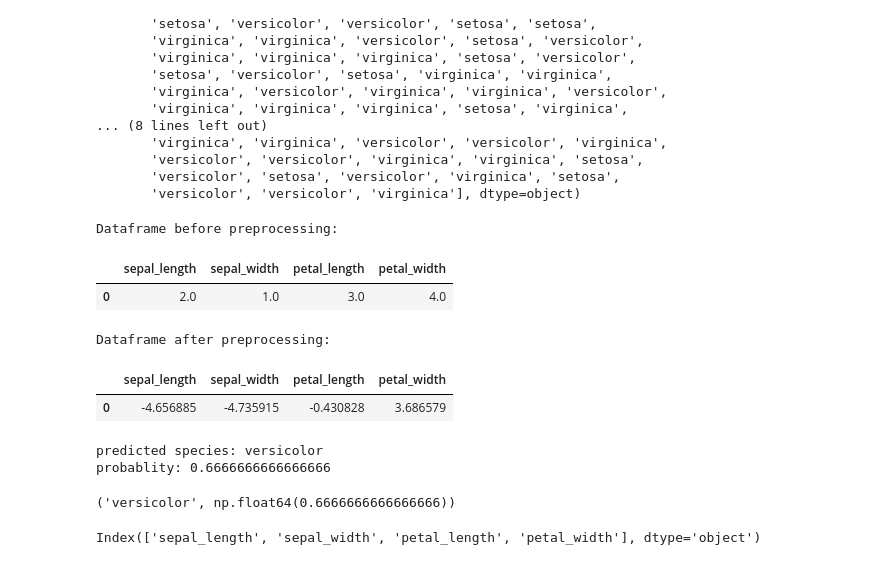
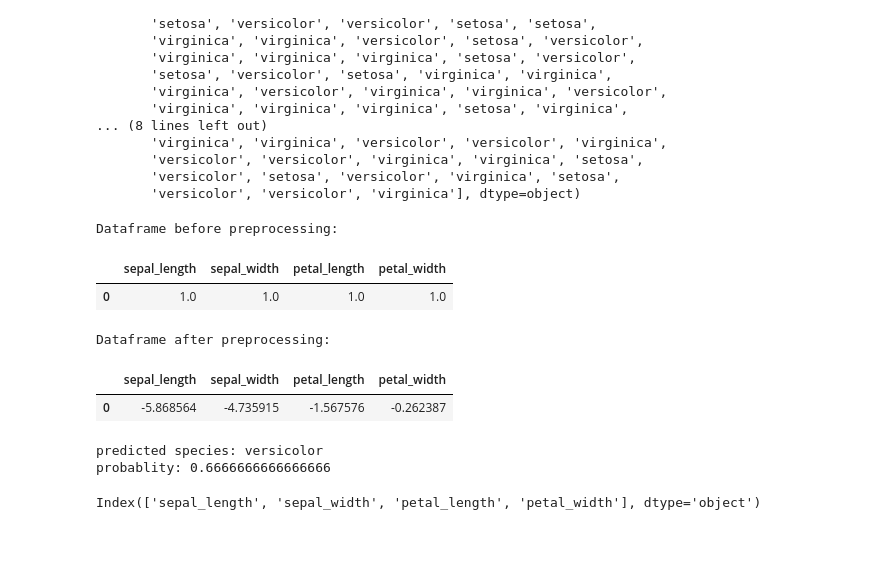
Before and after one commit to Pradnya-data/Ravet_Prj, a Jupyter notebook: iris_prj.ipynb, the cells around one changed output. Cells and saved outputs as stored; diff of their text form; code cells hidden in the pictures.

```diff
--- a/iris_prj.ipynb
+++ b/iris_prj.ipynb
@@ -264,17 +264,16 @@ def predict_data(la,pipe,model):
     print('probablity:',prob)
     return pred_lb,prob
 # %%
-predict_data(la,pipe,best_knn)
+pred_lb, prob = predict_data(la, pipe, best_knn)
 # %% [output]
 Dataframe before preprocessing:
 |  | sepal_length | sepal_width | petal_length | petal_width |
-| 0 | 2.0 | 1.0 | 3.0 | 4.0 |
+| 0 | 1.0 | 1.0 | 1.0 | 1.0 |
 Dataframe after preprocessing:
 |  | sepal_length | sepal_width | petal_length | petal_width |
-| 0 | -4.656885 | -4.735915 | -0.430828 | 3.686579 |
+| 0 | -5.868564 | -4.735915 | -1.567576 | -0.262387 |
 predicted species: versicolor
 probablity: 0.6666666666666666
-('versicolor', np.float64(0.6666666666666666))
 # %%
 x1.columns
 # %% [output]
```
Also changed, not shown: parts of 2 cells of this notebook, 2 other files.
